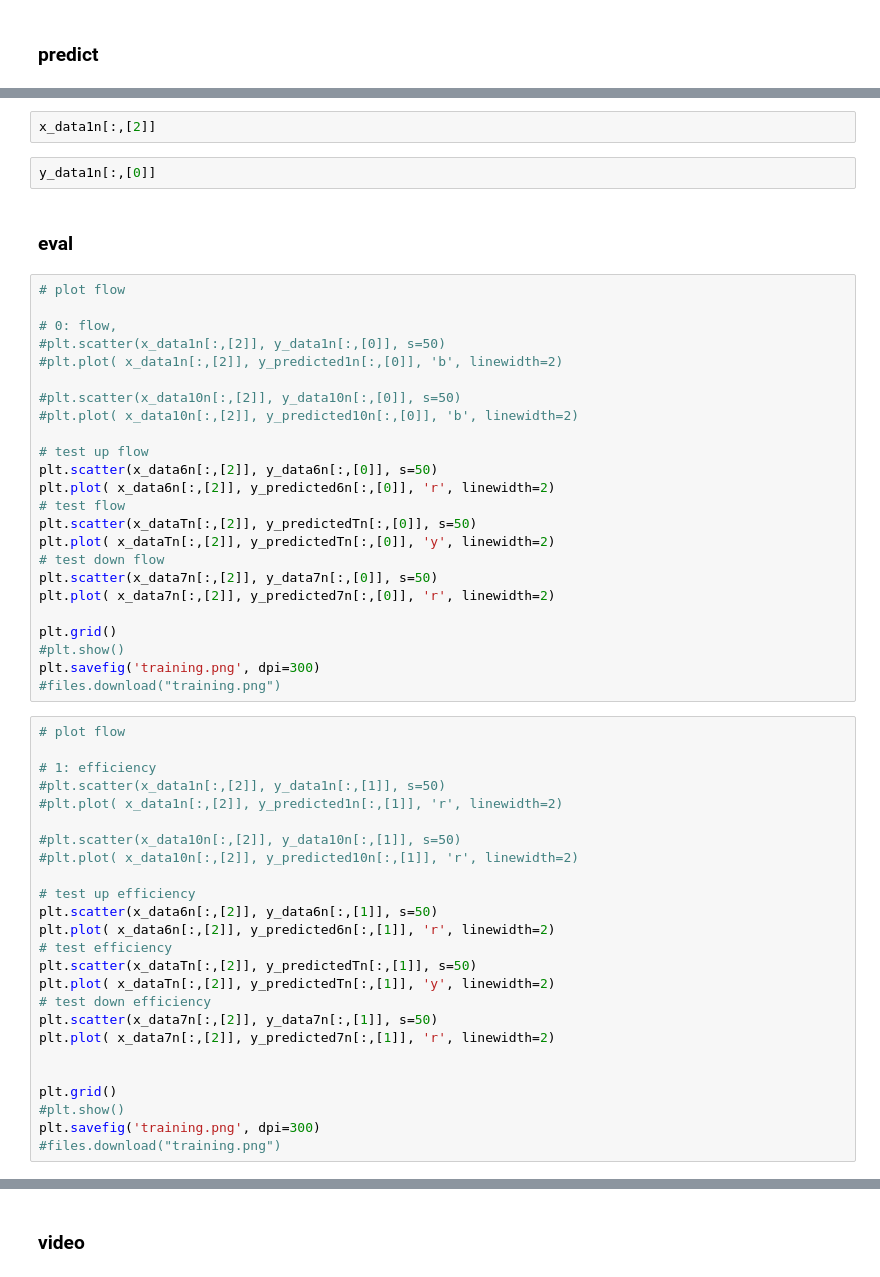
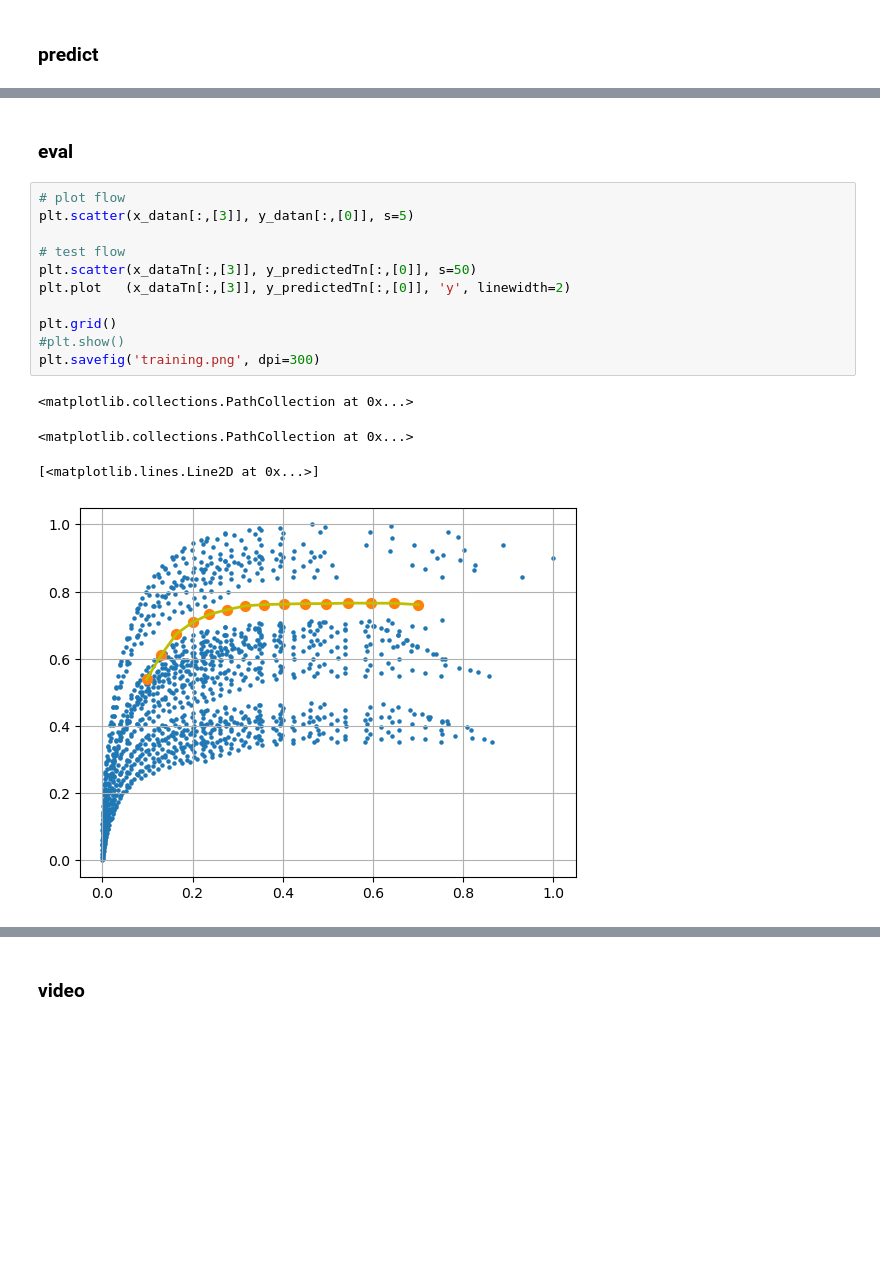
Before and after one commit to ng0177/network, a Jupyter notebook: wheel-01.ipynb, the cells around one changed output, grey strips where cells are left out. Saved outputs shown, nothing was run; the diff lists cells and outputs as text; blank space fills up the shorter version.

```diff
--- a/wheel-01.ipynb
+++ b/wheel-01.ipynb
@@ -265,55 +216,18 @@ y_predictedTn = model.predict(x_dataTn) # test
-# %%
-x_data1n[:,[2]]
-# %%
-y_data1n[:,[0]]
 # %% [markdown]
 ### eval
-# %%
-# plot flow
-
-# 0: flow,
-#plt.scatter(x_data1n[:,[2]], y_data1n[:,[0]], s=50)
-#plt.plot( x_data1n[:,[2]], y_predicted1n[:,[0]], 'b', linewidth=2)
-
-#plt.scatter(x_data10n[:,[2]], y_data10n[:,[0]], s=50)
-#plt.plot( x_data10n[:,[2]], y_predicted10n[:,[0]], 'b', linewidth=2)
-
-# test up flow
-plt.scatter(x_data6n[:,[2]], y_data6n[:,[0]], s=50)
-plt.plot( x_data6n[:,[2]], y_predicted6n[:,[0]], 'r', linewidth=2)
-# test flow
-plt.scatter(x_dataTn[:,[2]], y_predictedTn[:,[0]], s=50)
-plt.plot( x_dataTn[:,[2]], y_predictedTn[:,[0]], 'y', linewidth=2)
-# test down flow
-plt.scatter(x_data7n[:,[2]], y_data7n[:,[0]], s=50)
-plt.plot( x_data7n[:,[2]], y_predicted7n[:,[0]], 'r', linewidth=2)
-
-plt.grid()
-#plt.show()
-plt.savefig('training.png', dpi=300)
-#files.download("training.png")
-# %%
-# plot flow
-
-# 1: efficiency
-#plt.scatter(x_data1n[:,[2]], y_data1n[:,[1]], s=50)
-#plt.plot( x_data1n[:,[2]], y_predicted1n[:,[1]], 'r', linewidth=2)
-
-#plt.scatter(x_data10n[:,[2]], y_data10n[:,[1]], s=50)
-#plt.plot( x_data10n[:,[2]], y_predicted10n[:,[1]], 'r', linewidth=2)
-
-# test up efficiency
-plt.scatter(x_data6n[:,[2]], y_data6n[:,[1]], s=50)
-plt.plot( x_data6n[:,[2]], y_predicted6n[:,[1]], 'r', linewidth=2)
-# test efficiency
-plt.scatter(x_dataTn[:,[2]], y_predictedTn[:,[1]], s=50)
-plt.plot( x_dataTn[:,[2]], y_predictedTn[:,[1]], 'y', linewidth=2)
-# test down efficiency
-plt.scatter(x_data7n[:,[2]], y_data7n[:,[1]], s=50)
-plt.plot( x_data7n[:,[2]], y_predicted7n[:,[1]], 'r', linewidth=2)
-
-
-plt.grid()
-#plt.show()
-plt.savefig('training.png', dpi=300)
-#files.download("training.png")
+# %%
+# plot flow
+plt.scatter(x_datan[:,[3]], y_datan[:,[0]], s=5)
+
+# test flow
+plt.scatter(x_dataTn[:,[3]], y_predictedTn[:,[0]], s=50)
+plt.plot   (x_dataTn[:,[3]], y_predictedTn[:,[0]], 'y', linewidth=2)
+
+plt.grid()
+#plt.show()
+plt.savefig('training.png', dpi=300)
+# %% [output]
+<matplotlib.collections.PathCollection at 0x...>
+<matplotlib.collections.PathCollection at 0x...>
+[<matplotlib.lines.Line2D at 0x...>]
+[figure, added]
```
Also changed, not shown: parts of 34 cells of this notebook, 3 other files.
